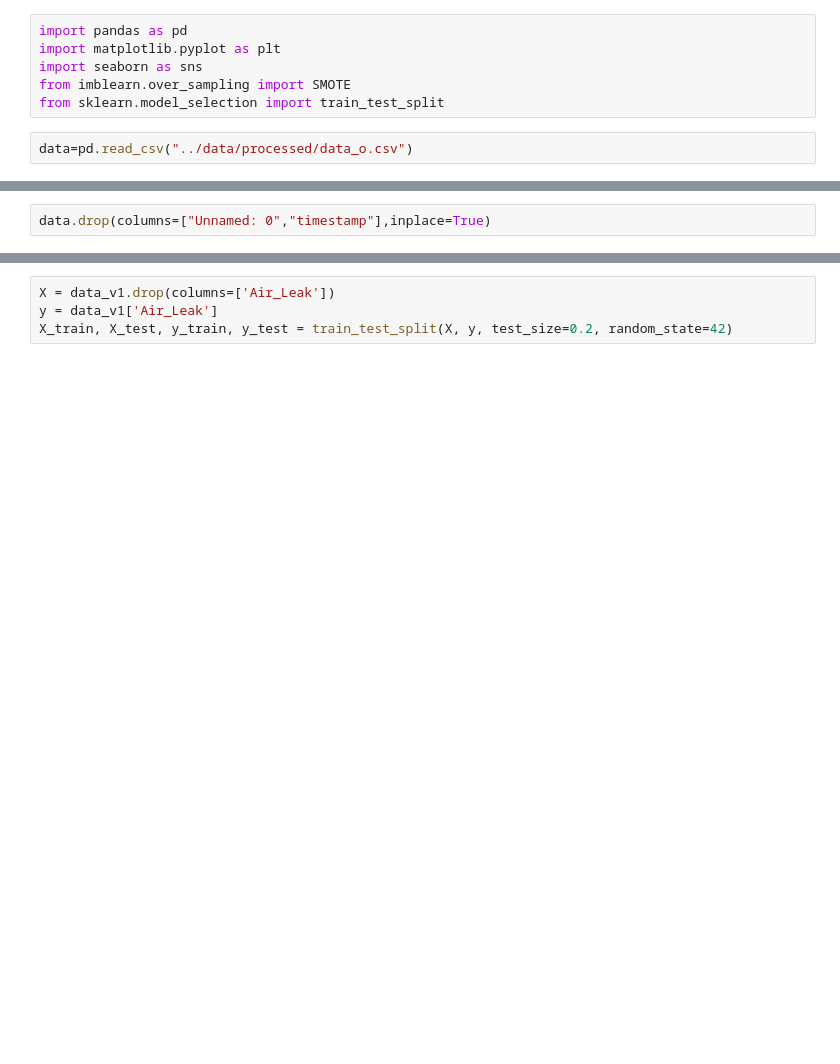
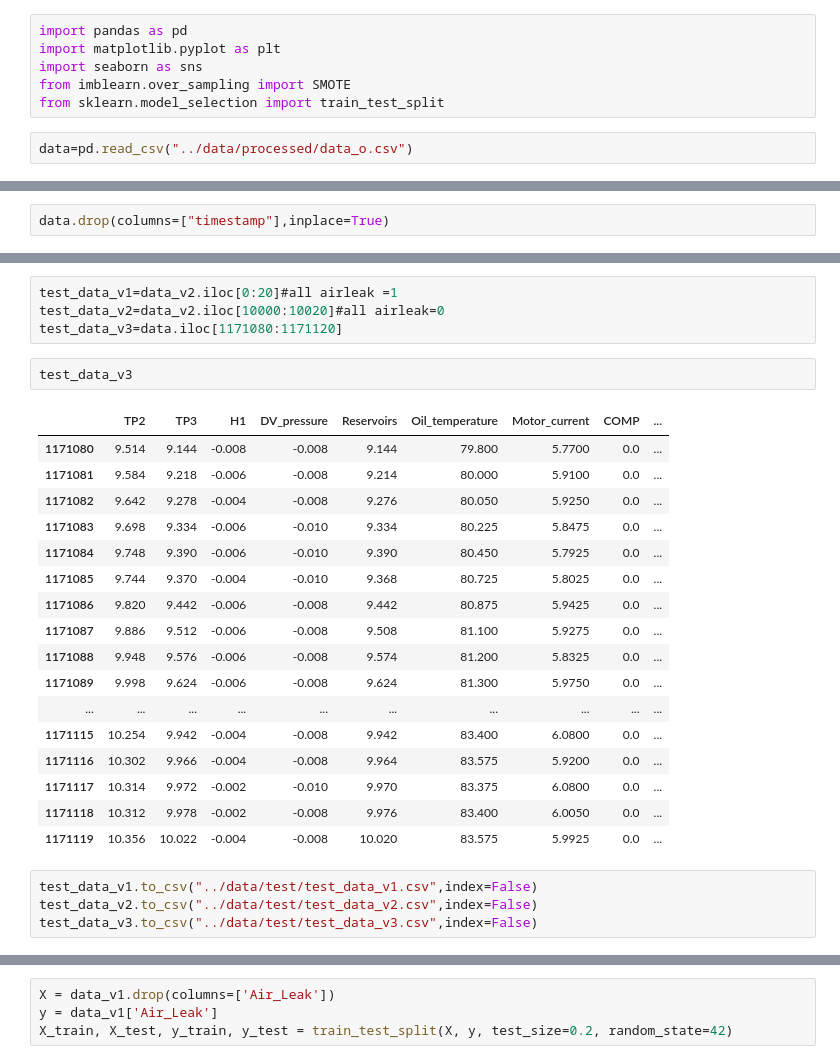
Before and after one commit to sfaxibrahim/Mlops, a Jupyter notebook: notebooks/Data_verisoning.ipynb, the cells around one changed output, grey strips where cells are left out. Drawn from its saved outputs; the diff is of its cells as text; blank space fills up the shorter version.

```diff
--- a/notebooks/Data_verisoning.ipynb
+++ b/notebooks/Data_verisoning.ipynb
@@ -29,3 +29,3 @@ memory usage: 208.3+ MB
 # %%
-data.drop(columns=["Unnamed: 0","timestamp"],inplace=True)
+data.drop(columns=["timestamp"],inplace=True)
 # %%
@@ -45,0 +79,28 @@ Name: count, dtype: int64
+# %%
+test_data_v1=data_v2.iloc[0:20]#all airleak =1
+test_data_v2=data_v2.iloc[10000:10020]#all airleak=0
+test_data_v3=data.iloc[1171080:1171120]
+# %%
+test_data_v3
+# %% [output]
+|  | TP2 | TP3 | H1 | DV_pressure | Reservoirs | Oil_temperature | Motor_current | COMP | ... |
+| 1171080 | 9.514 | 9.144 | -0.008 | -0.008 | 9.144 | 79.800 | 5.7700 | 0.0 | ... |
+| 1171081 | 9.584 | 9.218 | -0.006 | -0.008 | 9.214 | 80.000 | 5.9100 | 0.0 | ... |
+| 1171082 | 9.642 | 9.278 | -0.004 | -0.008 | 9.276 | 80.050 | 5.9250 | 0.0 | ... |
+| 1171083 | 9.698 | 9.334 | -0.006 | -0.010 | 9.334 | 80.225 | 5.8475 | 0.0 | ... |
+| 1171084 | 9.748 | 9.390 | -0.006 | -0.010 | 9.390 | 80.450 | 5.7925 | 0.0 | ... |
+| 1171085 | 9.744 | 9.370 | -0.004 | -0.010 | 9.368 | 80.725 | 5.8025 | 0.0 | ... |
+| 1171086 | 9.820 | 9.442 | -0.006 | -0.008 | 9.442 | 80.875 | 5.9425 | 0.0 | ... |
+| 1171087 | 9.886 | 9.512 | -0.006 | -0.008 | 9.508 | 81.100 | 5.9275 | 0.0 | ... |
+| 1171088 | 9.948 | 9.576 | -0.006 | -0.008 | 9.574 | 81.200 | 5.8325 | 0.0 | ... |
+| 1171089 | 9.998 | 9.624 | -0.006 | -0.008 | 9.624 | 81.300 | 5.9750 | 0.0 | ... |
+| ... | ... | ... | ... | ... | ... | ... | ... | ... | ... |
+| 1171115 | 10.254 | 9.942 | -0.004 | -0.008 | 9.942 | 83.400 | 6.0800 | 0.0 | ... |
+| 1171116 | 10.302 | 9.966 | -0.004 | -0.008 | 9.964 | 83.575 | 5.9200 | 0.0 | ... |
+| 1171117 | 10.314 | 9.972 | -0.002 | -0.010 | 9.970 | 83.375 | 6.0800 | 0.0 | ... |
+| 1171118 | 10.312 | 9.978 | -0.002 | -0.008 | 9.976 | 83.400 | 6.0050 | 0.0 | ... |
+| 1171119 | 10.356 | 10.022 | -0.004 | -0.008 | 10.020 | 83.575 | 5.9925 | 0.0 | ... |
+# %%
+test_data_v1.to_csv("../data/test/test_data_v1.csv",index=False)
+test_data_v2.to_csv("../data/test/test_data_v2.csv",index=False)
+test_data_v3.to_csv("../data/test/test_data_v3.csv",index=False)
```
Also changed, not shown: parts of 10 cells of this notebook, 14 other files.
